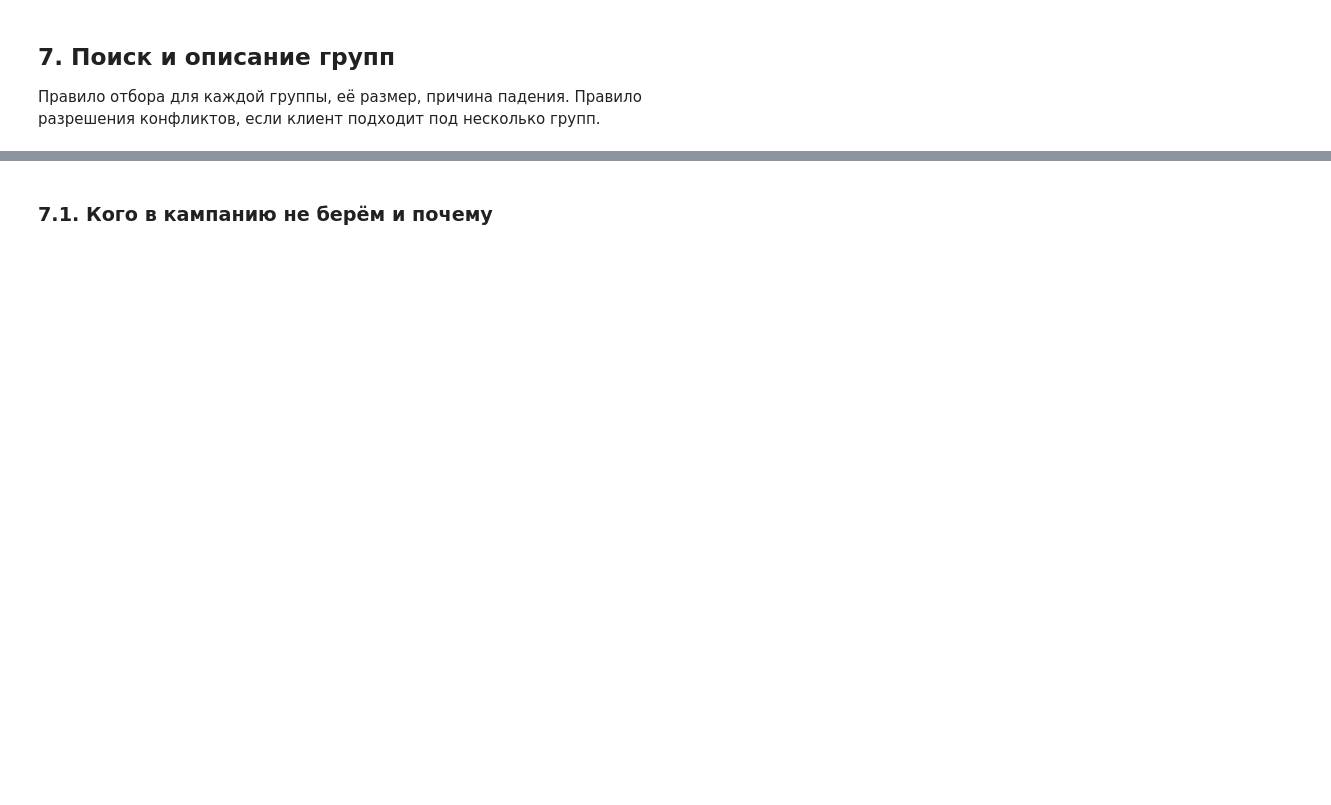
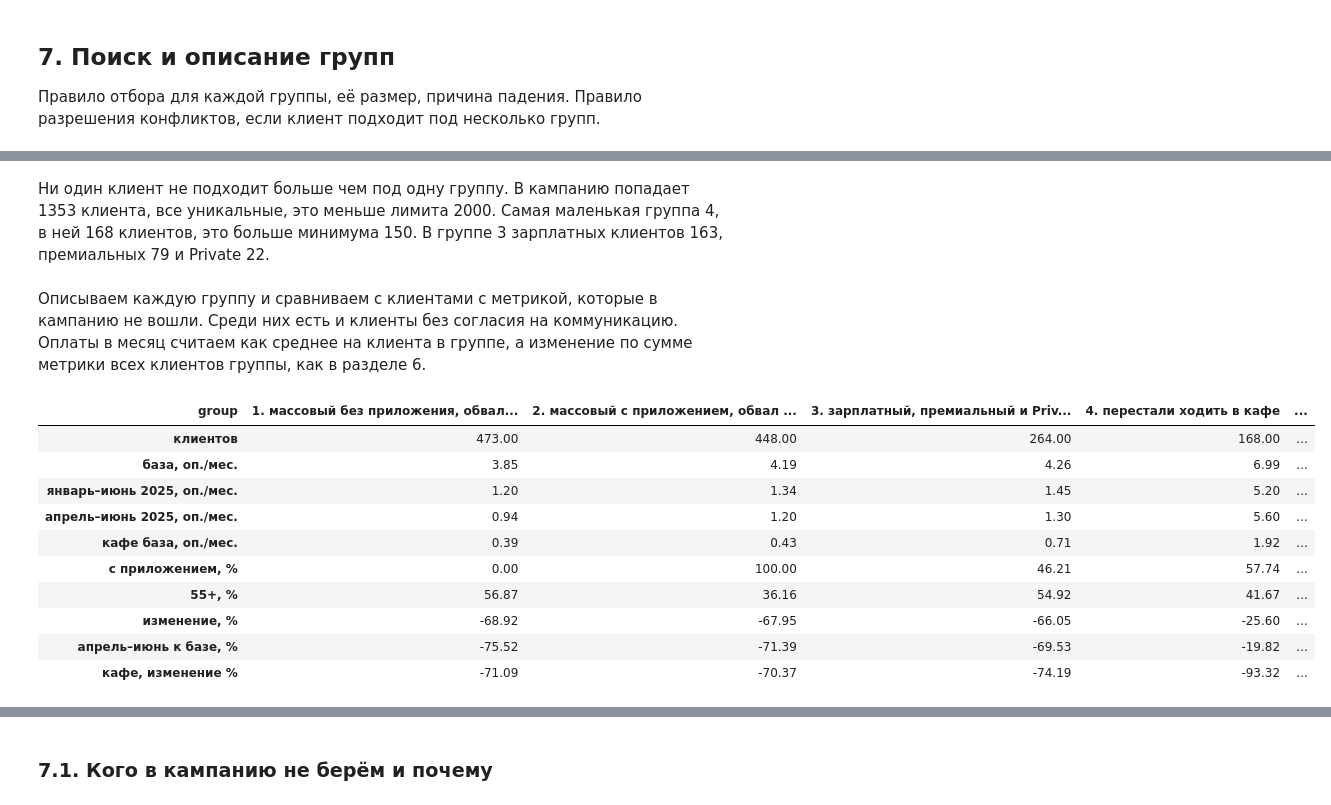
Before and after one commit to sangnchr-s/Gonchar_Alexander_Lab1, a Jupyter notebook: 01_analysis.ipynb, the cells around one changed output, grey strips where cells are left out. Drawn from its saved outputs; the diff is of its cells as text; code cells hidden in the pictures; blank space fills up the shorter version.

```diff
--- a/01_analysis.ipynb
+++ b/01_analysis.ipynb
@@ -1726,0 +1852,21 @@ robust.round(2)
+# %%
+cand = profile[profile["marketing_opt_in"] & ~profile["conflict"]]
+mass = cand["segment"] == "Массовый"
+fell = cand["упала больше чем вдвое"]
+cafe_drop = ((cand["кафе база, оп./мес."] >= 1) & (cand["кафе, изменение %"] <= -80)
+             & (cand["без кафе, изменение %"] > -20))
+
+group_names = ["1. массовый без приложения, обвал оплат",
+               "2. массовый с приложением, обвал оплат",
+               "3. зарплатный, премиальный и Private, обвал оплат",
+               "4. перестали ходить в кафе"]
+conditions = [fell & mass & ~cand["has_mobile_app"],
+              fell & mass & cand["has_mobile_app"],
+              fell & ~mass,
+              ~fell & cafe_drop]
+print("клиентов, подходящих больше чем под одну группу:", (sum(c.astype(int) for c in conditions) > 1).sum())
+cand = cand.assign(group=np.select(conditions, group_names, default=""))
+campaign = cand[cand["group"] != ""]
+print("клиентов в кампании:", len(campaign), "| уникальных:", campaign.index.nunique())
+print("группа 3 по сегментам:", campaign.loc[campaign["group"] == group_names[2], "segment"].value_counts().to_dict())
+campaign["group"].value_counts().sort_index().to_frame("клиентов")
@@ -1726,0 +1883,34 @@ robust.round(2)
+# %% [markdown]
+Ни один клиент не подходит больше чем под одну группу. В кампанию попадает 1353 клиента, все уникальные, это меньше лимита 2000. Самая маленькая группа 4, в ней 168 клиентов, это больше минимума 150. В группе 3 зарплатных клиентов 163, премиальных 79 и Private 22.
+# %% [markdown]
+Описываем каждую группу и сравниваем с клиентами с метрикой, которые в кампанию не вошли. Среди них есть и клиенты без согласия на коммуникацию. Оплаты в месяц считаем как среднее на клиента в группе, а изменение по сумме метрики всех клиентов группы, как в разделе 6.
+# %%
+others = profile[~profile.index.isin(campaign.index)].assign(group="не вошли в кампанию")
+both = pd.concat([campaign, others])
+g = both.groupby("group")
+groups = pd.DataFrame({
+    "клиентов": g.size(),
+    "база, оп./мес.": g["база, оп./мес."].mean(),
+    "январь–июнь 2025, оп./мес.": g["оценка, оп./мес."].mean(),
+    "апрель–июнь 2025, оп./мес.": g["апрель–июнь, оп./мес."].mean(),
+    "кафе база, оп./мес.": g["кафе база, оп./мес."].mean(),
+    "с приложением, %": g["has_mobile_app"].mean() * 100,
+    "55+, %": g["age_group"].apply(lambda s: (s == "55+").mean() * 100),
+})
+groups["изменение, %"] = (groups["январь–июнь 2025, оп./мес."] / groups["база, оп./мес."] - 1) * 100
+groups["апрель–июнь к базе, %"] = (groups["апрель–июнь 2025, оп./мес."] / groups["база, оп./мес."] - 1) * 100
+cafe_e = (both["кафе база, оп./мес."] * (1 + both["кафе, изменение %"] / 100)).fillna(0)
+groups["кафе, изменение %"] = (cafe_e.groupby(both["group"]).sum() / g["кафе база, оп./мес."].sum() - 1) * 100
+groups.round(2).T
+# %% [output]
+| group | 1. массовый без приложения, обвал... | 2. массовый с приложением, обвал ... | 3. зарплатный, премиальный и Priv... | 4. перестали ходить в кафе | ... |
+| клиентов | 473.00 | 448.00 | 264.00 | 168.00 | ... |
+| база, оп./мес. | 3.85 | 4.19 | 4.26 | 6.99 | ... |
+| январь–июнь 2025, оп./мес. | 1.20 | 1.34 | 1.45 | 5.20 | ... |
+| апрель–июнь 2025, оп./мес. | 0.94 | 1.20 | 1.30 | 5.60 | ... |
+| кафе база, оп./мес. | 0.39 | 0.43 | 0.71 | 1.92 | ... |
+| с приложением, % | 0.00 | 100.00 | 46.21 | 57.74 | ... |
+| 55+, % | 56.87 | 36.16 | 54.92 | 41.67 | ... |
+| изменение, % | -68.92 | -67.95 | -66.05 | -25.60 | ... |
+| апрель–июнь к базе, % | -75.52 | -71.39 | -69.53 | -19.82 | ... |
+| кафе, изменение % | -71.09 | -70.37 | -74.19 | -93.32 | ... |
```
Also changed, not shown: parts of 20 cells of this notebook.
